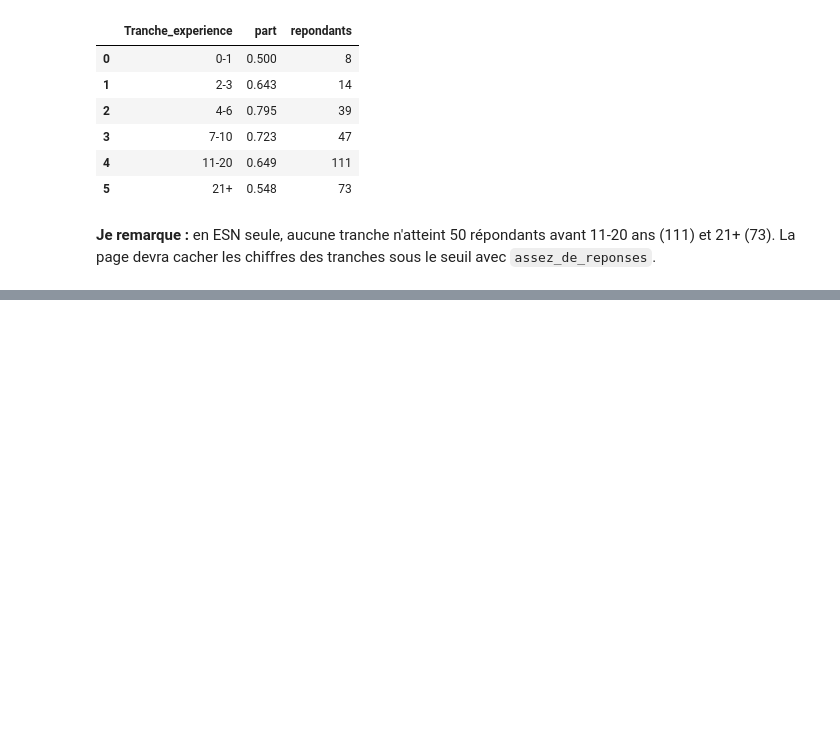
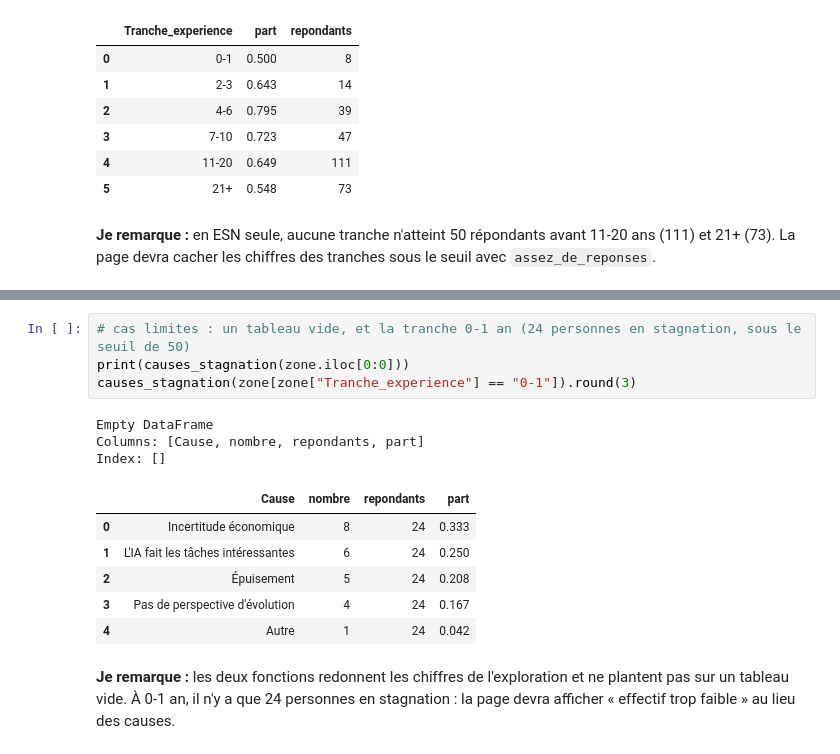
Before and after one commit to Amineelantari/projet-datavis-so2026, a Jupyter notebook: notebooks/axe2_stagnation.ipynb, the cells around one changed output, grey strips where cells are left out. Cells and saved outputs as stored; diff of their text form; blank space fills up the shorter version.

```diff
--- a/notebooks/axe2_stagnation.ipynb
+++ b/notebooks/axe2_stagnation.ipynb
@@ -343,0 +391,16 @@ part_stagnation_par_experience(zone[zone["Secteur"] == "ESN"]).round(3)
+# %%
+# cas limites : un tableau vide, et la tranche 0-1 an (24 personnes en stagnation, sous le seuil de 50)
+print(causes_stagnation(zone.iloc[0:0]))
+causes_stagnation(zone[zone["Tranche_experience"] == "0-1"]).round(3)
+# %% [output]
+Empty DataFrame
+Columns: [Cause, nombre, repondants, part]
+Index: []
+|  | Cause | nombre | repondants | part |
+| 0 | Incertitude économique | 8 | 24 | 0.333 |
+| 1 | L'IA fait les tâches intéressantes | 6 | 24 | 0.250 |
+| 2 | Épuisement | 5 | 24 | 0.208 |
+| 3 | Pas de perspective d'évolution | 4 | 24 | 0.167 |
+| 4 | Autre | 1 | 24 | 0.042 |
+# %% [markdown]
+**Je remarque :** les deux fonctions redonnent les chiffres de l'exploration et ne plantent pas sur un tableau vide. À 0-1 an, il n'y a que 24 personnes en stagnation : la page devra afficher « effectif trop faible » au lieu des causes.
```
Also changed, not shown: parts of 5 cells of this notebook, 1 other file.
